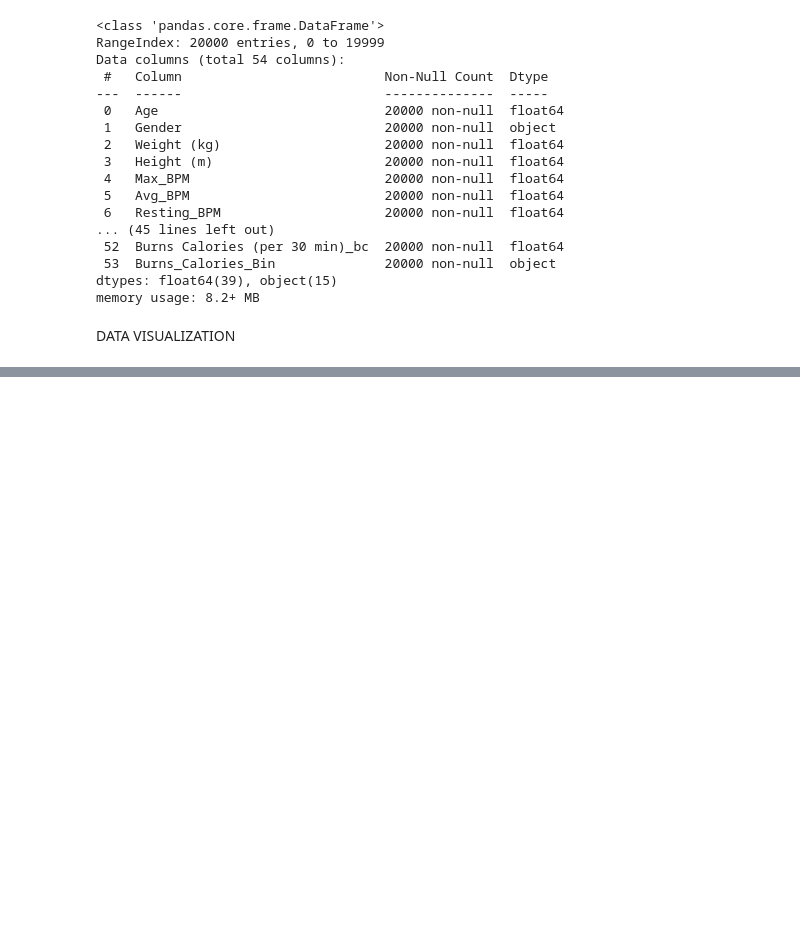
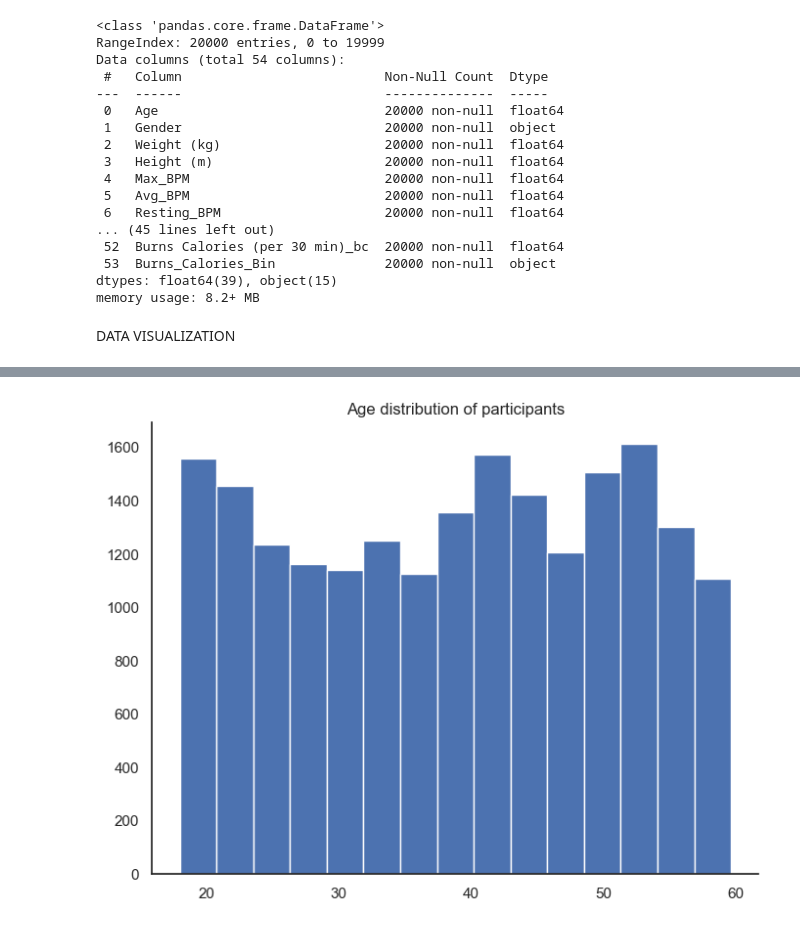
Before and after one commit to anumlk81/DS-project-1, a Jupyter notebook: lifestyle_data.ipynb, the cells around one changed output, grey strips where cells are left out. Saved outputs shown, nothing was run; the diff lists cells and outputs as text; code cells hidden in the pictures; blank space fills up the shorter version.

```diff
--- a/lifestyle_data.ipynb
+++ b/lifestyle_data.ipynb
@@ -137,0 +188,9 @@ import seaborn as sns
+# %%
+plt.figure(figsize=(8,6))
+sns.set_style('white')
+plt.hist(x= cleaned_data['Age'],bins=15)
+plt.title('Age distribution of participants')
+sns.despine()
+plt.show()
+# %% [output]
+[figure, added]
```
Also changed, not shown: parts of 6 cells of this notebook.
